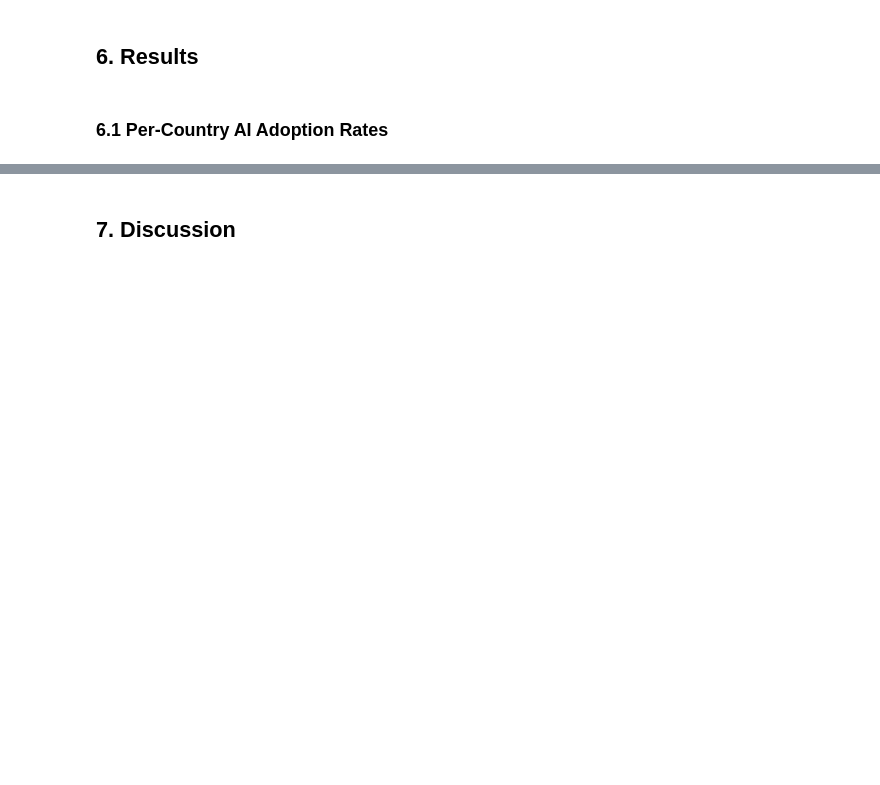
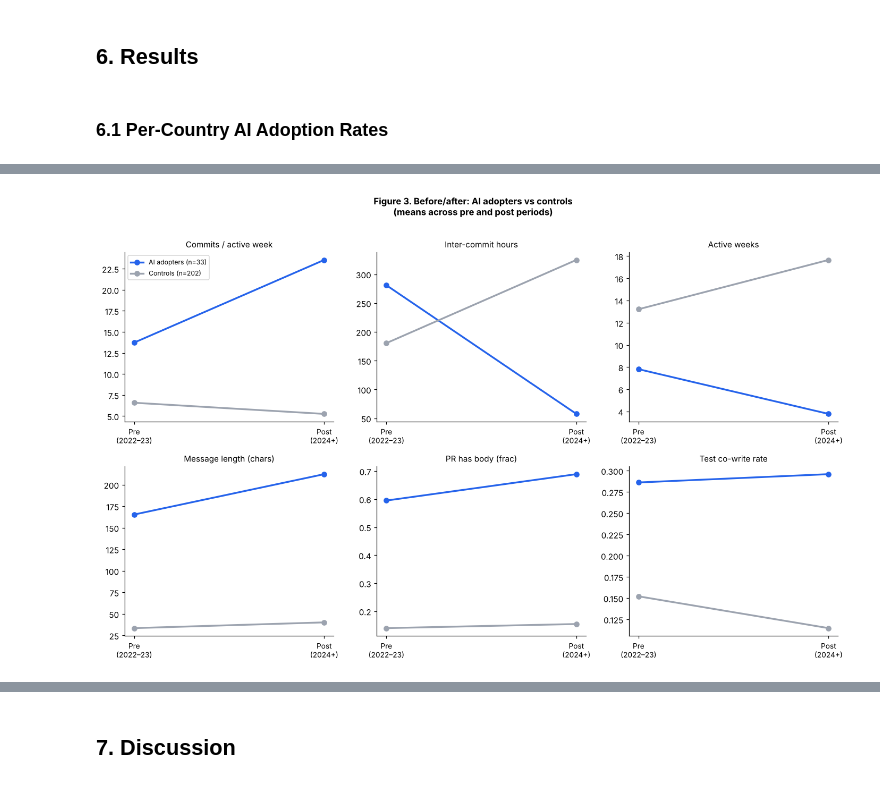
Before and after one commit to AndreasThinks/AndreasThinks.me, a Jupyter notebook: papers/ai-productivity/index.ipynb, the cells around one changed output, grey strips where cells are left out. Cells and saved outputs as stored; diff of their text form; code cells hidden in the pictures; blank space fills up the shorter version.

```diff
--- a/papers/ai-productivity/index.ipynb
+++ b/papers/ai-productivity/index.ipynb
@@ -1037,0 +742,29 @@ plt.show()
+# %%
+fig, axes = plt.subplots(2, 3, figsize=(13, 8))
+axes = axes.flatten()
+
+plot_metrics = [
+    ('Commits / active week',   'pre_mean_commits_per_active_week',  'post_mean_commits_per_active_week'),
+    ('Inter-commit hours',      'pre_mean_inter_commit_hours',        'post_mean_inter_commit_hours'),
+    ('Active weeks',            'pre_active_weeks',                   'post_active_weeks'),
+    ('Message length (chars)',  'pre_mean_message_length',            'post_mean_message_length'),
+    ('PR has body (frac)',      'pre_frac_pr_has_body',               'post_frac_pr_has_body'),
+    ('Test co-write rate',      'pre_sampled_test_cowrite_rate',      'post_sampled_test_cowrite_rate'),
+]
+
+for ax, (title, pre_col, post_col) in zip(axes, plot_metrics):
+    for grp, color, lbl in [(ai, '#2563EB', f'AI adopters (n={len(ai)})'), (ctrl, '#9CA3AF', f'Controls (n={len(ctrl)})')]:
+        ax.plot([0, 1], [grp[pre_col].mean(), grp[post_col].mean()],
+                color=color, lw=2.2, marker='o', ms=6, label=lbl)
+    ax.set_xticks([0, 1])
+    ax.set_xticklabels(['Pre\n(2022–23)', 'Post\n(2024+)'], fontsize=9)
+    ax.set_title(title, fontsize=10)
+    if title == plot_metrics[0][0]:
+        ax.legend(fontsize=8, loc='upper left')
+
+fig.suptitle('Figure 3. Before/after: AI adopters vs controls\n'
+             '(means across pre and post periods)', fontsize=11, fontweight='bold', y=1.01)
+plt.tight_layout()
+plt.show()
+# %% [output]
+[figure, added]
```
Also changed, not shown: parts of 72 cells of this notebook, 3 other files.
